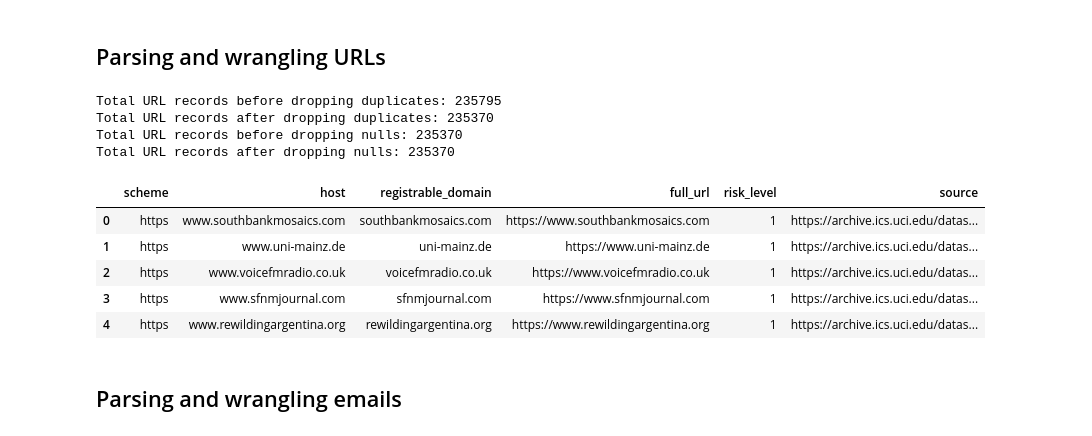
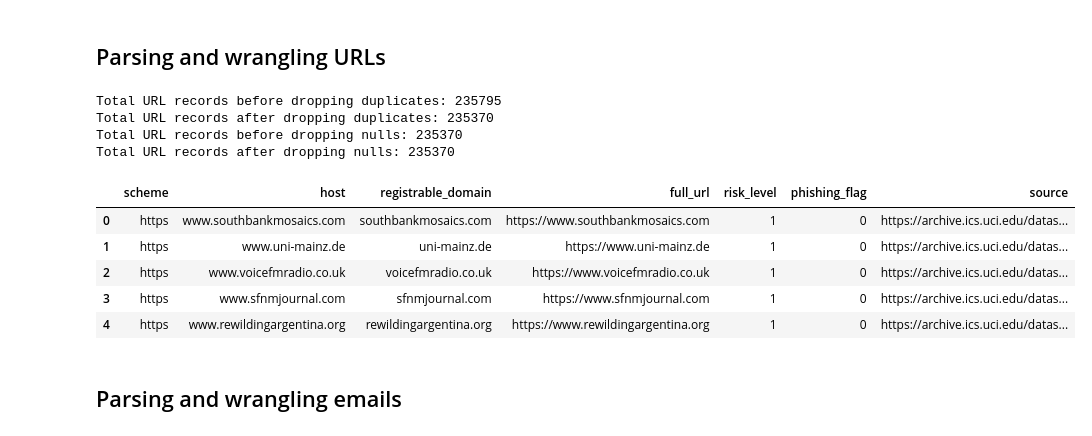
Before and after one commit to PAtrickpp33/TrustLens, a Jupyter notebook: backend/data/wrangling.ipynb, the cells around one changed output. Saved outputs shown, nothing was run; the diff lists cells and outputs as text; code cells hidden in the pictures.

```diff
--- a/backend/data/wrangling.ipynb
+++ b/backend/data/wrangling.ipynb
@@ -71,43 +71,46 @@ url_df_clean = url_df[["URL", "Domain", "label"]].copy()
 
 # What's before ://
 url_df_clean["scheme"] = url_df.URL.str.extract(r"(.+)(?=:[/]{2})")
 
 # After https://www.
 url_df_clean["registrable_domain"] = url_df.URL.str.extract(r"(?<=:[/]{2})(?:\w+\.)?(.+)(?=/?)")
 
 # From PhiUSIIL
 url_df_clean["source"] = "https://archive.ics.uci.edu/dataset/967/phiusiil+phishing+url+dataset"
 
-# 1 = legitimate, 0 = illegitimate
-url_df_clean.loc[url_df_clean["label"] == 0, "label"] = 3 # Mark as high risk
-url_df_clean.loc[~url_df_clean["label"].isin([1, 3]), "label"] = 0 # Mark as unknown risk; retain 1 (legitimate) as low risk
+# Original: 1 = legitimate, 0 = illegitimate;
+# So, flag: 0 = legitimate, 1 = illegitimate
+url_df_clean["phishing_flag"] = url_df["label"].map(lambda x: 1 if x == 0 else 0)
+
+url_df_clean.loc[url_df_clean["phishing_flag"] == 1, "label"] = 3 # Mark as high risk
+url_df_clean.loc[url_df_clean["phishing_flag"] == 0, "label"] = 1 # Mark as unknown risk; retain 1 (legitimate) as low risk
 
 # Rename cols same as schema and rearrange
 url_df_clean = url_df_clean.rename(columns={"URL": "full_url", "Domain": "host", "label": "risk_level"})
-url_df_clean = url_df_clean[["scheme", "host", "registrable_domain", "full_url", "risk_level", "source"]]
+url_df_clean = url_df_clean[["scheme", "host", "registrable_domain", "full_url", "risk_level", "phishing_flag", "source"]]
 
 print(f"Total URL records before dropping duplicates: {url_df_clean.shape[0]}")
 url_df_clean = url_df_clean.drop_duplicates("full_url")
 print(f"Total URL records after dropping duplicates: {url_df_clean.shape[0]}")
 
 print(f"Total URL records before dropping nulls: {url_df_clean.shape[0]}")
 url_df_clean = url_df_clean.dropna(subset=["full_url"])
 print(f"Total URL records after dropping nulls: {url_df_clean.shape[0]}")
 
 url_df_clean = url_df_clean.reset_index(drop=True)
 
 url_df_clean.head()
 # %% [output]
 Total URL records before dropping duplicates: 235795
 Total URL records after dropping duplicates: 235370
 Total URL records before dropping nulls: 235370
 Total URL records after dropping nulls: 235370
-|  | scheme | host | registrable_domain | full_url | risk_level | source |
-| 0 | https | www.southbankmosaics.com | southbankmosaics.com | https://www.southbankmosaics.com | 1 | https://archive.ics.uci.edu/datas... |
-| 1 | https | www.uni-mainz.de | uni-mainz.de | https://www.uni-mainz.de | 1 | https://archive.ics.uci.edu/datas... |
-| 2 | https | www.voicefmradio.co.uk | voicefmradio.co.uk | https://www.voicefmradio.co.uk | 1 | https://archive.ics.uci.edu/datas... |
-| 3 | https | www.sfnmjournal.com | sfnmjournal.com | https://www.sfnmjournal.com | 1 | https://archive.ics.uci.edu/datas... |
-| 4 | https | www.rewildingargentina.org | rewildingargentina.org | https://www.rewildingargentina.org | 1 | https://archive.ics.uci.edu/datas... |
+|  | scheme | host | registrable_domain | full_url | risk_level | phishing_flag | source |
+| 0 | https | www.southbankmosaics.com | southbankmosaics.com | https://www.southbankmosaics.com | 1 | 0 | https://archive.ics.uci.edu/datas... |
+| 1 | https | www.uni-mainz.de | uni-mainz.de | https://www.uni-mainz.de | 1 | 0 | https://archive.ics.uci.edu/datas... |
+| 2 | https | www.voicefmradio.co.uk | voicefmradio.co.uk | https://www.voicefmradio.co.uk | 1 | 0 | https://archive.ics.uci.edu/datas... |
+| 3 | https | www.sfnmjournal.com | sfnmjournal.com | https://www.sfnmjournal.com | 1 | 0 | https://archive.ics.uci.edu/datas... |
+| 4 | https | www.rewildingargentina.org | rewildingargentina.org | https://www.rewildingargentina.org | 1 | 0 | https://archive.ics.uci.edu/datas... |
 # %% [markdown]
 ## Parsing and wrangling emails
 # %%
```
Also changed, not shown: parts of 1 cell of this notebook.
